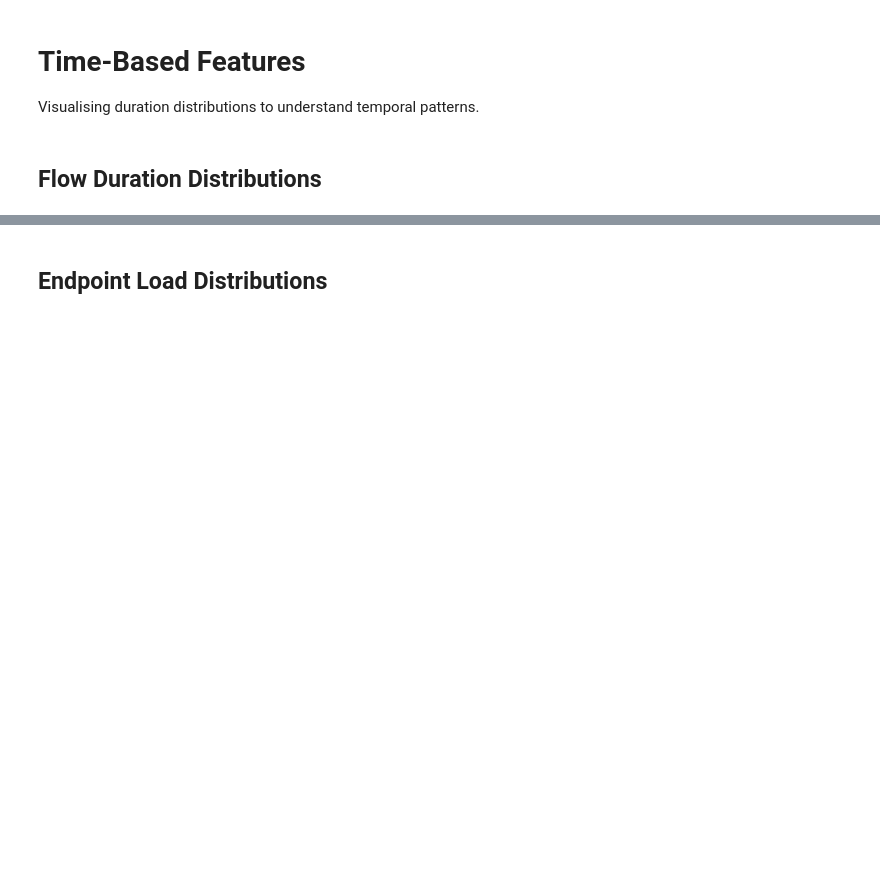
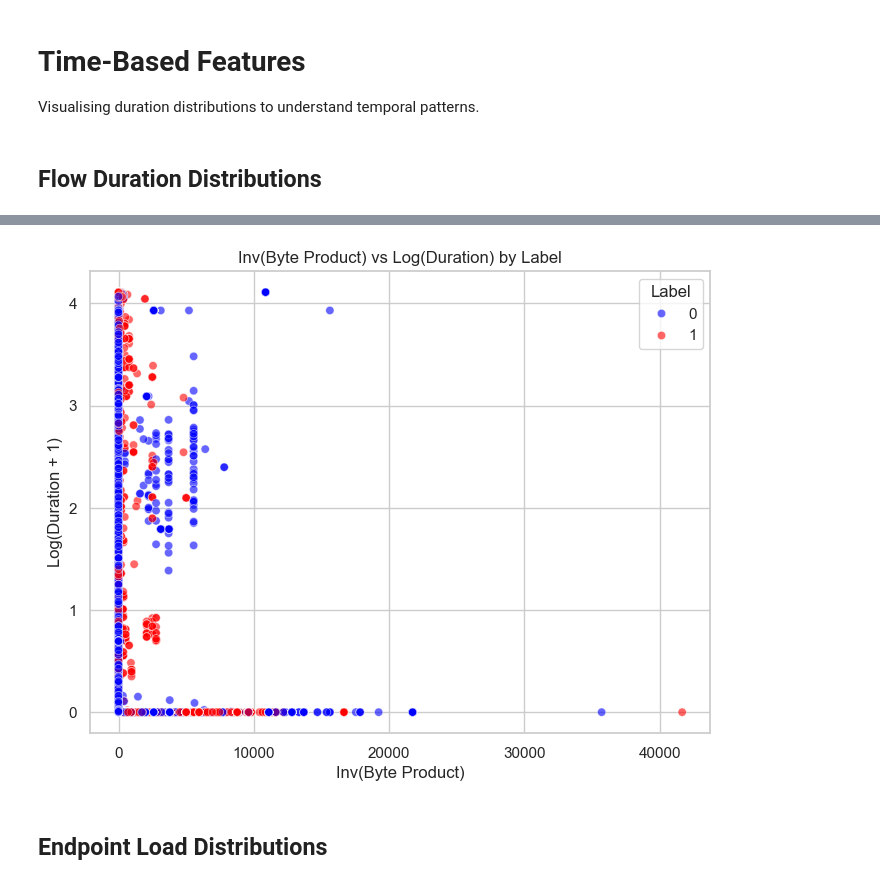
Before and after one commit to justinjxliu/ai-security-anomaly-detection, a Jupyter notebook: notebooks/01_eda.ipynb, the cells around one changed output, grey strips where cells are left out. Drawn from its saved outputs; the diff is of its cells as text; code cells hidden in the pictures; blank space fills up the shorter version.

```diff
--- a/notebooks/01_eda.ipynb
+++ b/notebooks/01_eda.ipynb
@@ -167,18 +309,20 @@ plt.show()
 # %%
-# Scatter scaled relationship between byte ratio and duration
+# Scatter relationship between inverse byte product and duration
 plt.figure(figsize=(8, 6))
 sns.scatterplot(
     data=df_eda,
-    x=log_byte_ratio,
+    x=inv_byte_prod,
     y=np.log1p(df_eda["dur"]),
     hue="Label",
     alpha=0.6,
     palette={0: "blue", 1: "red"}
 )
-plt.xlabel("Log(Byte Ratio + 1)")
+plt.xlabel("Inv(Byte Product)")
 plt.ylabel("Log(Duration + 1)")
-plt.title("Log(Byte Ratio) vs Log(Duration) by Label")
+plt.title("Inv(Byte Product) vs Log(Duration) by Label")
 plt.show()
+# %% [output]
+[figure, added]
 # %% [markdown]
 ## Endpoint Load Distributions
 # %%
```
Also changed, not shown: parts of 64 cells of this notebook.
